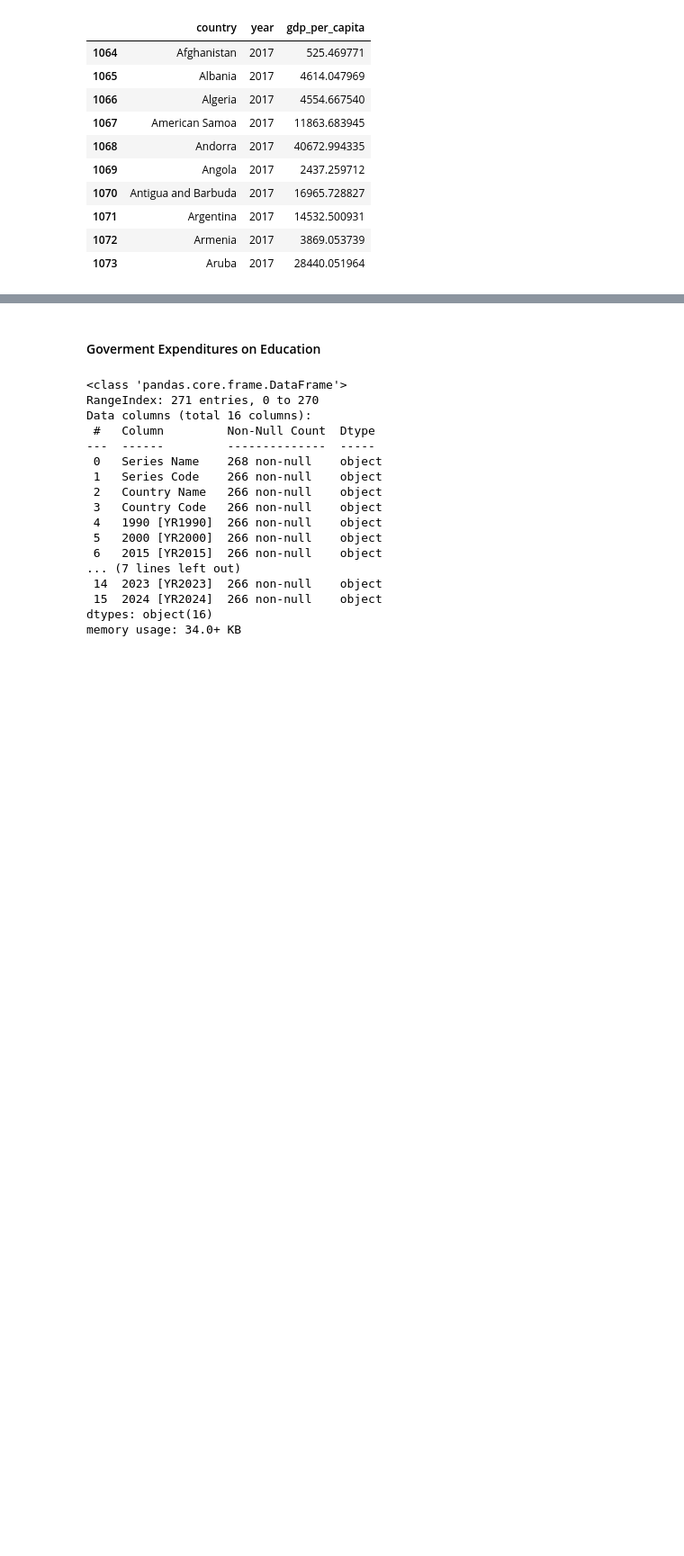
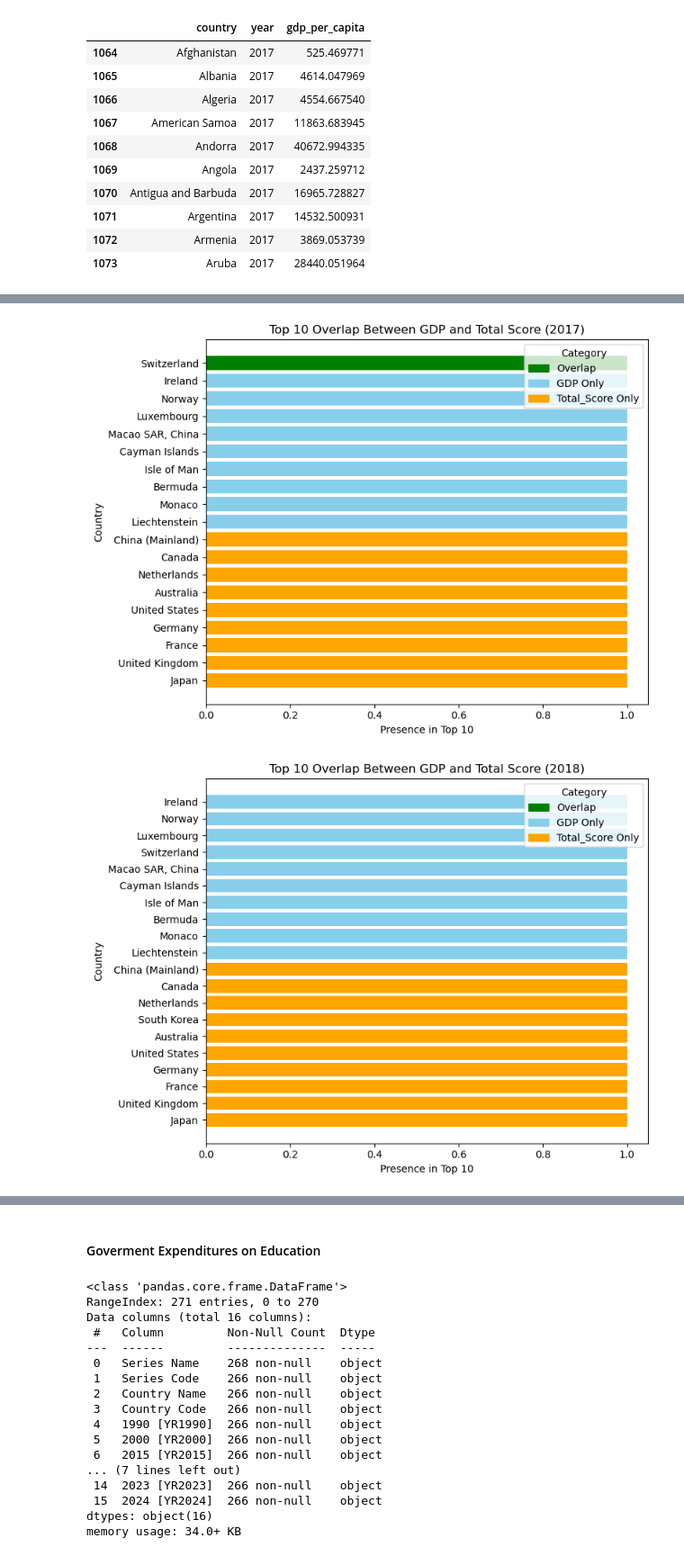
Before and after one commit to i11g/Data-Science-Project, a Jupyter notebook: Data.ipynb, the cells around one changed output, grey strips where cells are left out. Shown at 90% size. Saved outputs shown, nothing was run; the diff lists cells and outputs as text; code cells hidden in the pictures; blank space fills up the shorter version.

```diff
--- a/Data.ipynb
+++ b/Data.ipynb
@@ -925,0 +921,14 @@ gdp_long.head(10)
+# %%
+# Add an indicator column so we can identify source
+top10_per_year["source"] = "GDP"
+top10_total_score["source"] = "Total_Score"
+
+# Merge both lists
+comparison_df = pd.concat([top10_per_year, top10_total_score], ignore_index=True)
+# %%
+for year in sorted(comparison_df["year"].unique()):
+    gdp_countries = set(top10_per_year[top10_per_year["year"] == year]["country"])
+    score_countries = set(top10_total_score[top10_total_score["year"] == year]["country"])
+
+    overlap = gdp_countries.intersection(score_countries)
+    print(f"{year} → Overlap ({len(overlap)} countries): {overlap}")
@@ -925,0 +944,41 @@ gdp_long.head(10)
+# %%
+import matplotlib.pyplot as plt
+
+# Loop through each year
+for year in sorted(top10_per_year["year"].unique()):
+    # Get top 10 GDP and total_score countries for this year
+    gdp_countries = set(top10_per_year[top10_per_year["year"] == year]["country"])
+    score_countries = set(top10_total_score[top10_total_score["year"] == year]["country"])
+
+    overlap = gdp_countries & score_countries
+    gdp_only = gdp_countries - score_countries
+    score_only = score_countries - gdp_countries
+
+    # Prepare data for plotting
+    plot_data = []
+    for country in overlap:
+        plot_data.append((country, "Overlap"))
+    for country in gdp_only:
+        plot_data.append((country, "GDP Only"))
+    for country in score_only:
+        plot_data.append((country, "Total_Score Only"))
+
+    # Convert to DataFrame
+    df_plot = pd.DataFrame(plot_data, columns=["country", "category"])
+
+    # Plot
+    plt.figure(figsize=(8, 6))
+    colors = {"Overlap": "green", "GDP Only": "skyblue", "Total_Score Only": "orange"}
+    plt.barh(df_plot["country"], [1] * len(df_plot), color=df_plot["category"].map(colors))
+
+    plt.title(f"Top 10 Overlap Between GDP and Total Score ({year})")
+    plt.xlabel("Presence in Top 10")
+    plt.ylabel("Country")
+    plt.gca().invert_yaxis()
+    legend_handles = [plt.Rectangle((0,0),1,1,color=colors[k]) for k in colors]
+    plt.legend(legend_handles, colors.keys(), title="Category")
+    plt.tight_layout()
+    plt.show()
+# %% [output]
+[figure, added]
+[figure, added]
```
Also changed, not shown: parts of 58 cells of this notebook, 7 other files.
